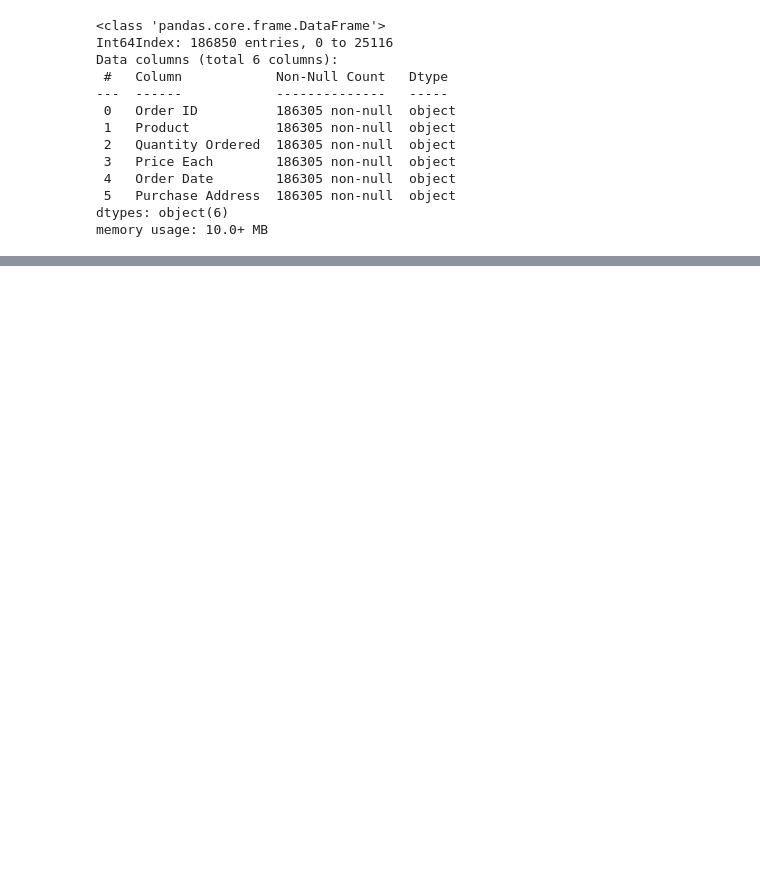
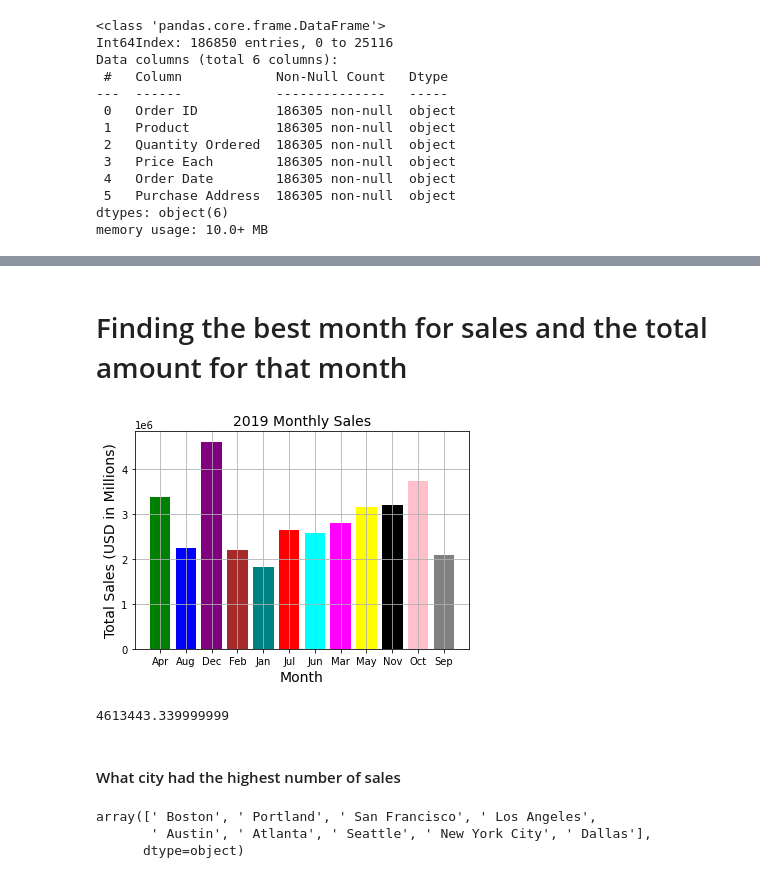
Before and after one commit to dagash007/Sales-Analysis-Using-Python-Pandas-and-Matplotlib, a Jupyter notebook: Sales Analysis.ipynb, the cells around one changed output, grey strips where cells are left out. Drawn from its saved outputs; the diff is of its cells as text; code cells hidden in the pictures; blank space fills up the shorter version.

```diff
--- a/Sales Analysis.ipynb
+++ b/Sales Analysis.ipynb
@@ -55,0 +174,4 @@ memory usage: 10.0+ MB
+# %%
+#converting the int num for month to a calendar month
+
+sales_data_2019['Month'] = sales_data_2019['Month'].apply(lambda x: calendar.month_abbr[x])
@@ -55,0 +189,13 @@ memory usage: 10.0+ MB
+# %%
+#converting Quantity Ordered to an integer
+
+sales_data_2019['Quantity Ordered'] = sales_data_2019['Quantity Ordered'].astype('int32')
+# %%
+#converting the price to float
+
+sales_data_2019['Price Each'] = sales_data_2019['Price Each'].astype('float')
+# %%
+#calculating and creating a new column for sales
+
+sales_data_2019['Sales'] = sales_data_2019['Quantity Ordered']*sales_data_2019['Price Each']
+sales_data_2019.head()
@@ -55,0 +209,27 @@ memory usage: 10.0+ MB
+# %% [markdown]
+# Finding the best month for sales and the total amount for that month
+# %%
+#plotting a bar chart showing the total monthly sales for year 2019
+
+_months = ['Apr', 'Aug', 'Dec', 'Feb', 'Jan', 'Jul', 'Jun', 'Mar', 'May', 'Nov', 'Oct','Sep']
+
+_sales = sales_data_2019.groupby('Month').sum()
+
+New_Colors = ['green','blue','purple','brown','teal','red','cyan','magenta','yellow','black','pink','grey']
+
+plt.bar(_months, _sales['Sales'], color=New_Colors)
+plt.title('2019 Monthly Sales', fontsize=14)
+plt.xlabel('Month', fontsize=14)
+plt.ylabel('Total Sales (USD in Millions)', fontsize=14)
+plt.grid(True)
+# %% [output]
+[figure, added]
+# %%
+#gettin the sum of Sales for the month of Dec
+
+Dec = sales_data_2019[sales_data_2019['Month']=='Dec']
+Dec['Sales'].sum()
+# %% [output]
+4613443.339999999
+# %% [markdown]
+#### What city had the highest number of sales
@@ -55,0 +240,6 @@ memory usage: 10.0+ MB
+# %%
+sales_data_2019['City'].unique()
+# %% [output]
+array([' Boston', ' Portland', ' San Francisco', ' Los Angeles',
+       ' Austin', ' Atlanta', ' Seattle', ' New York City', ' Dallas'],
+      dtype=object)
```
Also changed, not shown: parts of 16 cells of this notebook.
